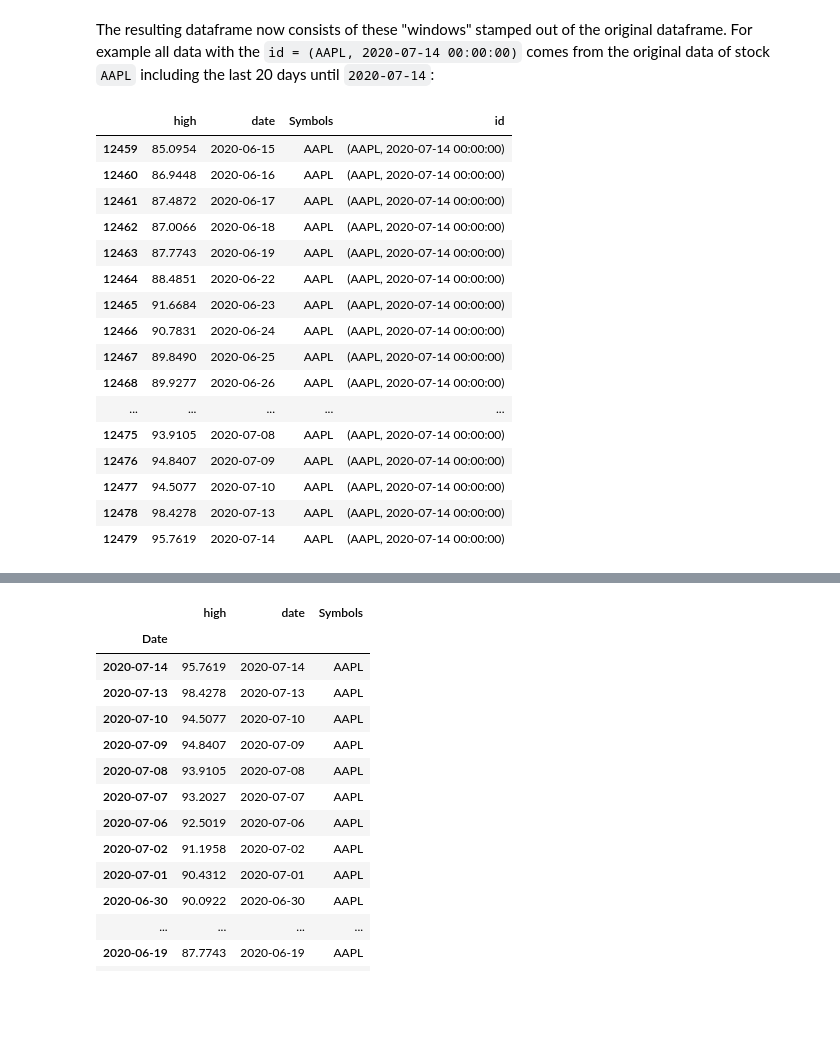
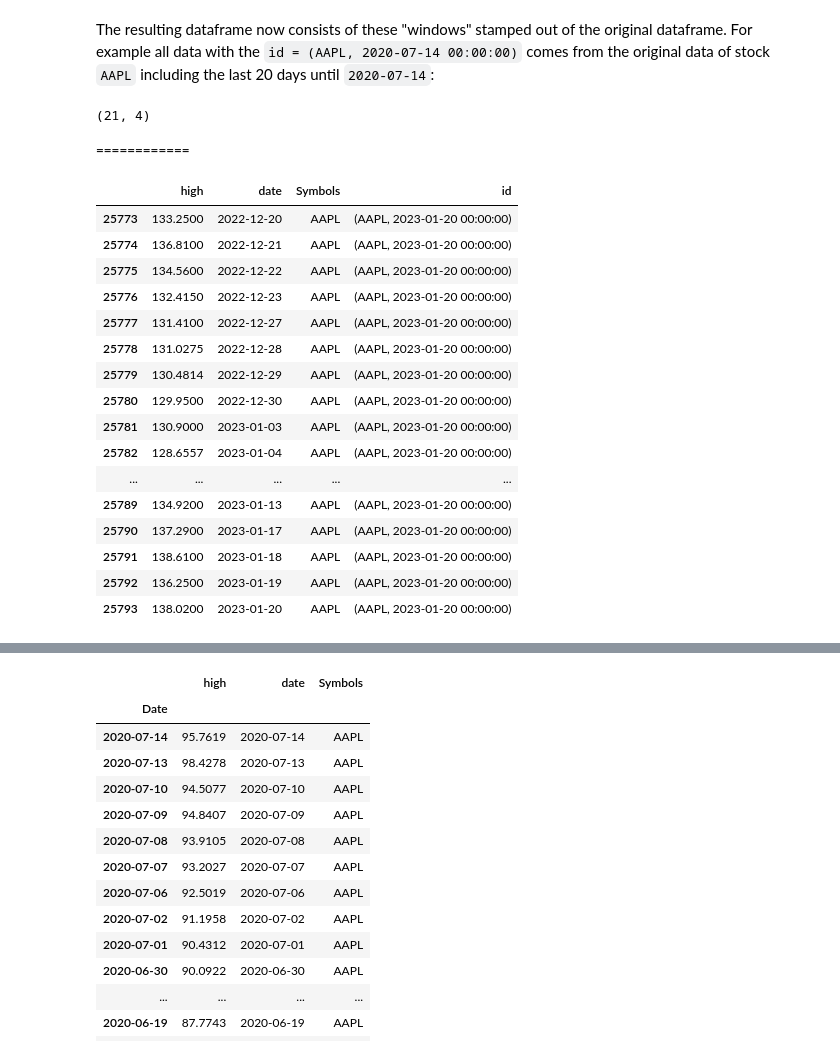
Before and after one commit to harnalashok/timeseries, a Jupyter notebook: tsfresh_Timeseries_Forecasting.ipynb, the cells around one changed output, grey strips where cells are left out. Cells and saved outputs as stored; diff of their text form; code cells hidden in the pictures; blank space fills up the shorter version.

```diff
--- a/tsfresh_Timeseries_Forecasting.ipynb
+++ b/tsfresh_Timeseries_Forecasting.ipynb
@@ -172,3 +277,9 @@ Our window size will be 20 (we look at max 20 days in the past) and we disregard
 # %%
-df_rolled = roll_time_series(df_melted, column_id="Symbols", column_sort="date",
-                             max_timeshift=20, min_timeshift=5)
+# 6.0
+df_rolled = roll_time_series(
+                             df_melted,
+                             column_id="Symbols",
+                             column_sort="date",
+                             max_timeshift=20,
+                             min_timeshift=5
+                             )
@@ -184,23 +321,31 @@ df_rolled.head()
 # %% [markdown]
 The resulting dataframe now consists of these "windows" stamped out of the original dataframe.
 For example all data with the `id = (AAPL, 2020-07-14 00:00:00)` comes from the original data of stock `AAPL` including the last 20 days until `2020-07-14`:
-# %%
-df_rolled[df_rolled["id"] == ("AAPL", pd.to_datetime("2020-07-14"))]
-# %% [output]
-|  | high | date | Symbols | id |
-| 12459 | 85.0954 | 2020-06-15 | AAPL | (AAPL, 2020-07-14 00:00:00) |
-| 12460 | 86.9448 | 2020-06-16 | AAPL | (AAPL, 2020-07-14 00:00:00) |
-| 12461 | 87.4872 | 2020-06-17 | AAPL | (AAPL, 2020-07-14 00:00:00) |
-| 12462 | 87.0066 | 2020-06-18 | AAPL | (AAPL, 2020-07-14 00:00:00) |
-| 12463 | 87.7743 | 2020-06-19 | AAPL | (AAPL, 2020-07-14 00:00:00) |
-| 12464 | 88.4851 | 2020-06-22 | AAPL | (AAPL, 2020-07-14 00:00:00) |
-| 12465 | 91.6684 | 2020-06-23 | AAPL | (AAPL, 2020-07-14 00:00:00) |
-| 12466 | 90.7831 | 2020-06-24 | AAPL | (AAPL, 2020-07-14 00:00:00) |
-| 12467 | 89.8490 | 2020-06-25 | AAPL | (AAPL, 2020-07-14 00:00:00) |
-| 12468 | 89.9277 | 2020-06-26 | AAPL | (AAPL, 2020-07-14 00:00:00) |
-| ... | ... | ... | ... | ... |
-| 12475 | 93.9105 | 2020-07-08 | AAPL | (AAPL, 2020-07-14 00:00:00) |
-| 12476 | 94.8407 | 2020-07-09 | AAPL | (AAPL, 2020-07-14 00:00:00) |
-| 12477 | 94.5077 | 2020-07-10 | AAPL | (AAPL, 2020-07-14 00:00:00) |
-| 12478 | 98.4278 | 2020-07-13 | AAPL | (AAPL, 2020-07-14 00:00:00) |
-| 12479 | 95.7619 | 2020-07-14 | AAPL | (AAPL, 2020-07-14 00:00:00) |
+# %%
+# Let us look at extracted timeseries for one id when date is  "2023-02-15"
+ds = df_rolled[df_rolled["id"] == ("AAPL", pd.to_datetime("2023-01-20"))]
+ds.shape   # (21, 4)
+print("\n============\n")
+# Start from bottom and count upwards
+#  there are 21 days of data here:
+ds
+# %% [output]
+(21, 4)
+============
+|  | high | date | Symbols | id |
+| 25773 | 133.2500 | 2022-12-20 | AAPL | (AAPL, 2023-01-20 00:00:00) |
+| 25774 | 136.8100 | 2022-12-21 | AAPL | (AAPL, 2023-01-20 00:00:00) |
+| 25775 | 134.5600 | 2022-12-22 | AAPL | (AAPL, 2023-01-20 00:00:00) |
+| 25776 | 132.4150 | 2022-12-23 | AAPL | (AAPL, 2023-01-20 00:00:00) |
+| 25777 | 131.4100 | 2022-12-27 | AAPL | (AAPL, 2023-01-20 00:00:00) |
+| 25778 | 131.0275 | 2022-12-28 | AAPL | (AAPL, 2023-01-20 00:00:00) |
+| 25779 | 130.4814 | 2022-12-29 | AAPL | (AAPL, 2023-01-20 00:00:00) |
+| 25780 | 129.9500 | 2022-12-30 | AAPL | (AAPL, 2023-01-20 00:00:00) |
+| 25781 | 130.9000 | 2023-01-03 | AAPL | (AAPL, 2023-01-20 00:00:00) |
+| 25782 | 128.6557 | 2023-01-04 | AAPL | (AAPL, 2023-01-20 00:00:00) |
+| ... | ... | ... | ... | ... |
+| 25789 | 134.9200 | 2023-01-13 | AAPL | (AAPL, 2023-01-20 00:00:00) |
+| 25790 | 137.2900 | 2023-01-17 | AAPL | (AAPL, 2023-01-20 00:00:00) |
+| 25791 | 138.6100 | 2023-01-18 | AAPL | (AAPL, 2023-01-20 00:00:00) |
+| 25792 | 136.2500 | 2023-01-19 | AAPL | (AAPL, 2023-01-20 00:00:00) |
+| 25793 | 138.0200 | 2023-01-20 | AAPL | (AAPL, 2023-01-20 00:00:00) |
```
Also changed, not shown: parts of 17 cells of this notebook.
